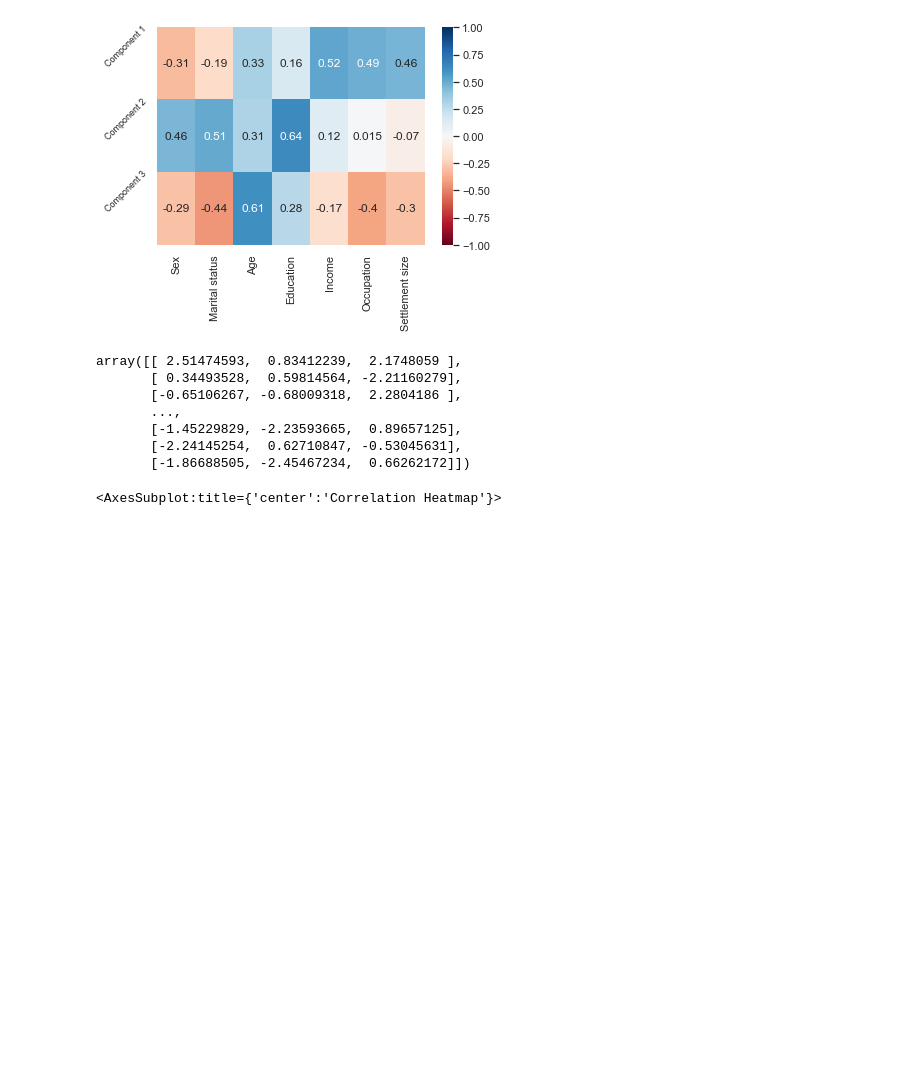
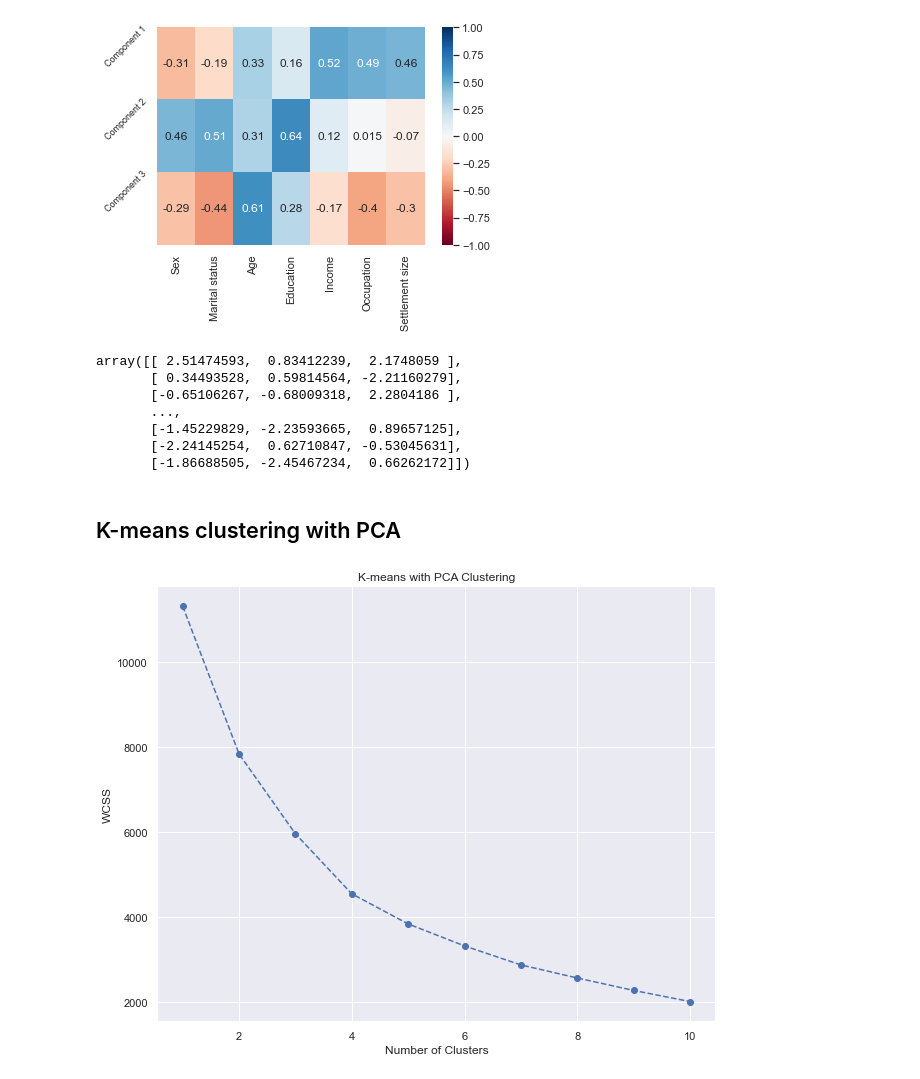
Before and after one commit to MohamedSalihDev/Customer_Segmentation_1, a Jupyter notebook: Segmentation_Project_1.ipynb, the cells around one changed output. Saved outputs shown, nothing was run; the diff lists cells and outputs as text; code cells hidden in the pictures; blank space fills up the shorter version.

Commit message:
begin loop to describe the wcss within cluster sum of squares, this time using kmeans with the standardized PCA values against the number of clusters, visualize

```diff
--- a/Segmentation_Project_1.ipynb
+++ b/Segmentation_Project_1.ipynb
@@ -303,7 +303,22 @@ array([[ 2.51474593,  0.83412239,  2.1748059 ],
        [-1.86688505, -2.45467234,  0.66262172]])
 # %%
 scores_pca = pca.transform(segmentation_std)
-# %%
-s
-# %% [output]
-<AxesSubplot:title={'center':'Correlation Heatmap'}>
+# %%
+scores_pca = pca.transform(segmentation_std)
+# %% [markdown]
+## K-means clustering with PCA
+# %%
+wcss = []
+for i in range(1,11):
+    kmeans_pca = KMeans(n_clusters = i, init = 'k-means++', random_state = 42)
+    kmeans_pca.fit(scores_pca)
+    wcss.append(kmeans_pca.inertia_)
+# %%
+plt.figure(figsize = (10, 8))
+plt.plot(range(1,11), wcss, marker = 'o', linestyle = '--')
+plt.xlabel("Number of Clusters")
+plt.ylabel("WCSS")
+plt.title("K-means with PCA Clustering")
+plt.show()
+# %% [output]
+[figure, added]
```
